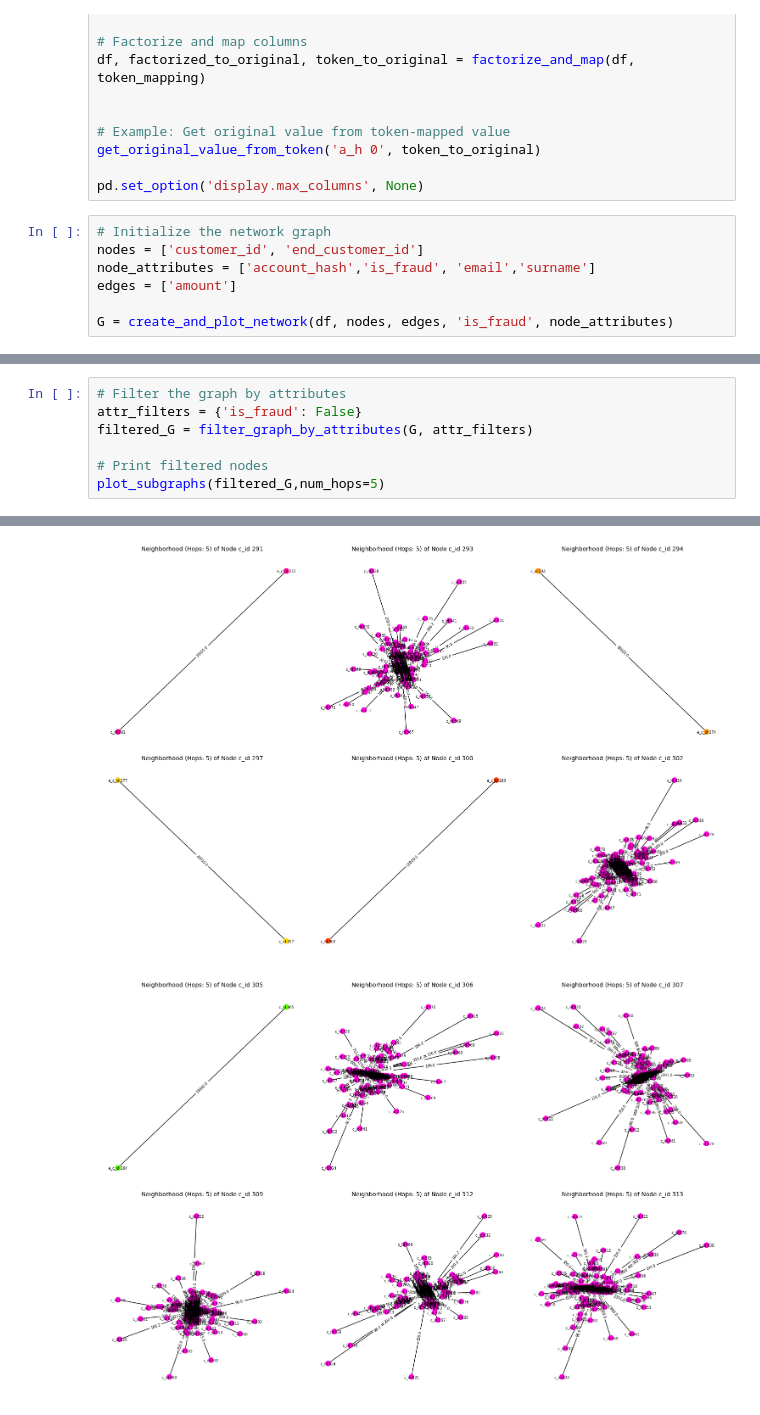
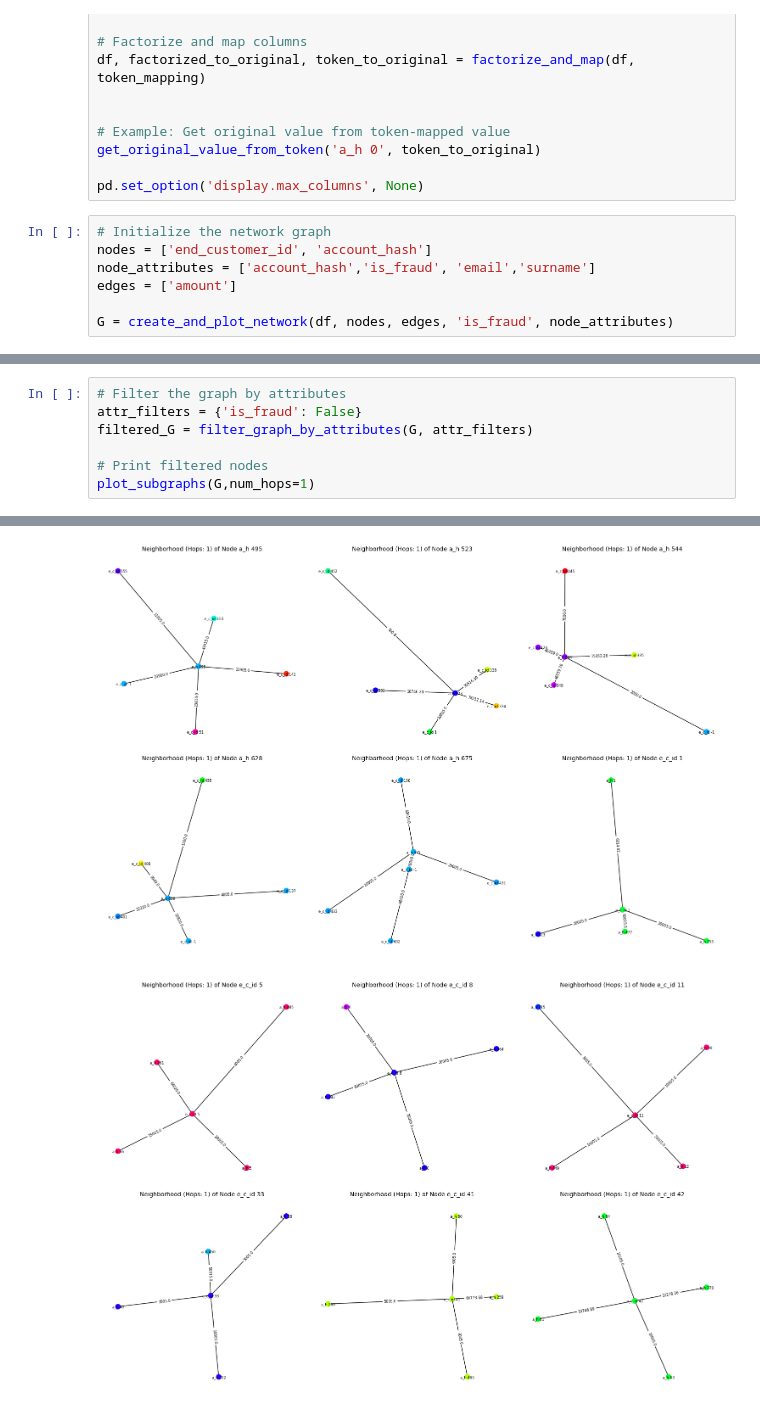
Before and after one commit to shikivaahan/graph-analysis, a Jupyter notebook: nodal_analysis.ipynb, the cells around one changed output, grey strips where cells are left out. Cells and saved outputs as stored; diff of their text form.

```diff
--- a/nodal_analysis.ipynb
+++ b/nodal_analysis.ipynb
@@ -58,7 +58,7 @@ get_original_value_from_token('a_h 0', token_to_original)
 pd.set_option('display.max_columns', None)
 # %%
 # Initialize the network graph
-nodes = ['customer_id', 'end_customer_id']
+nodes = ['end_customer_id', 'account_hash']
 node_attributes = ['account_hash','is_fraud', 'email','surname']
 edges = ['amount']
 
@@ -71,5 +71,5 @@ attr_filters = {'is_fraud': False}
 filtered_G = filter_graph_by_attributes(G, attr_filters)
 
 # Print filtered nodes
-plot_subgraphs(filtered_G,num_hops=5)
+plot_subgraphs(G,num_hops=1)
 # %% [output]
@@ -84,2 +84,2 @@ plot_subgraphs(filtered_G,num_hops=5)
-[figure, old version]
+[figure, new version]
-[figure, old version]
+[figure, new version]
```
Also changed, not shown: parts of 4 cells of this notebook.
